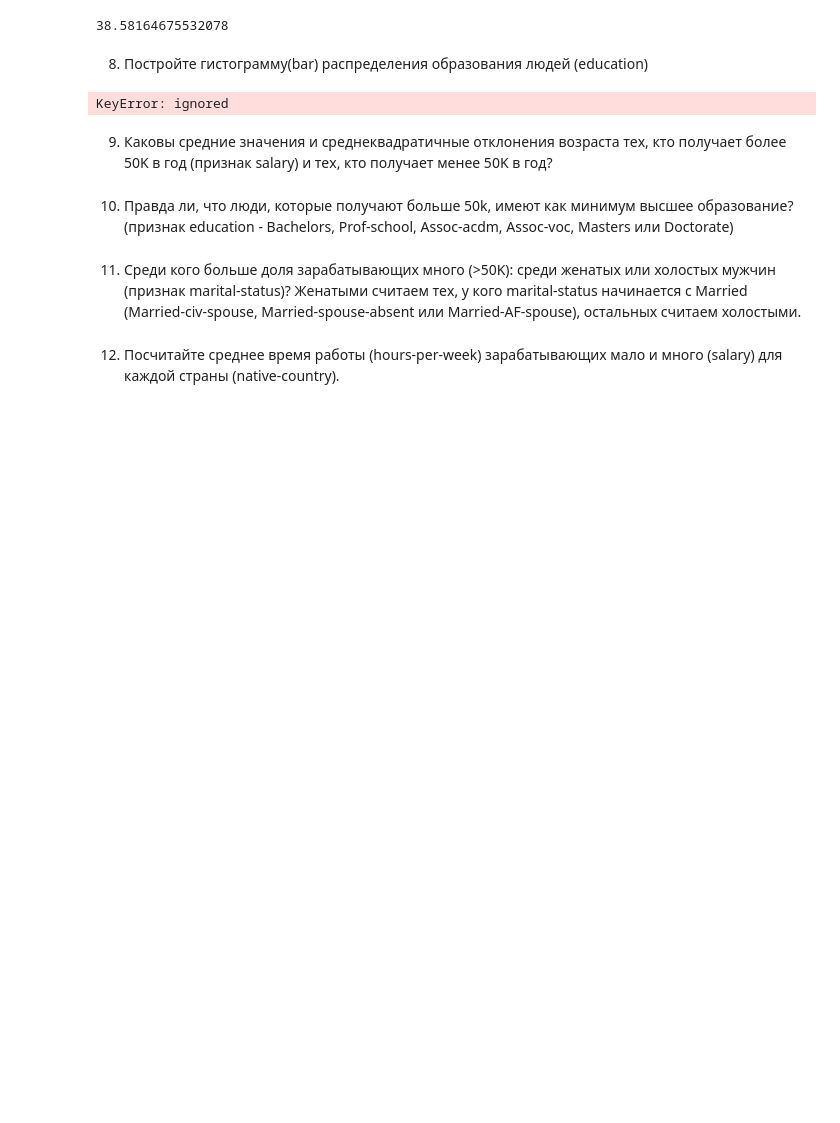
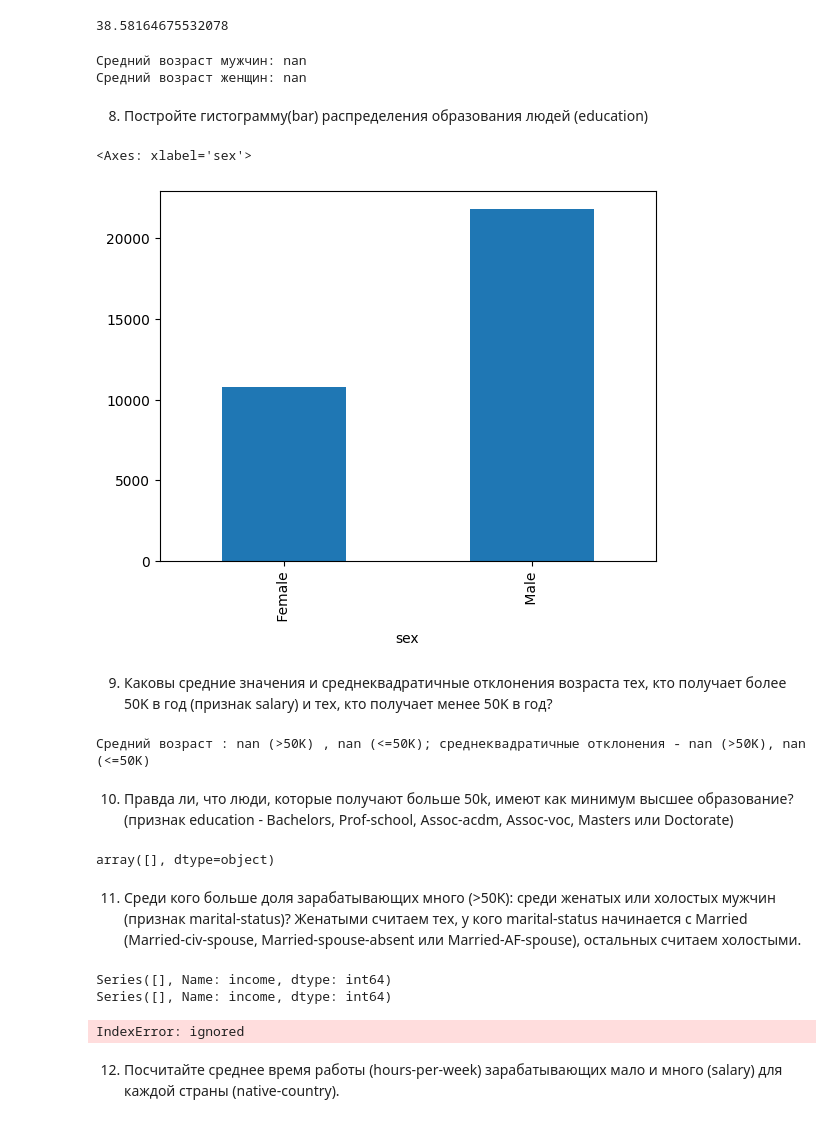
Before and after one commit to AlinaSabitova/Data_analytics_tools-, a Jupyter notebook: Pandas.ipynb, the cells around one changed output. Drawn from its saved outputs; the diff is of its cells as text; code cells hidden in the pictures; blank space fills up the shorter version.

```diff
--- a/Pandas.ipynb
+++ b/Pandas.ipynb
@@ -98,20 +100,57 @@ Name: workclass, dtype: object
 np.mean(df['age'])
 # %% [output]
 38.58164675532078
+# %%
+print("Средний возраст мужчин: {}\nСредний возраст женщин: {}".format(
+    df[df['sex'] == 'Male']['age'].mean(),
+    df[df['sex'] == 'Female']['age'].mean()
+))
+# %% [output]
+Средний возраст мужчин: nan
+Средний возраст женщин: nan
 # %% [markdown]
 8. Постройте гистограмму(bar) распределения образования людей (education)
 # %%
 %matplotlib inline
 # %%
-df.groupby('education').count()['education'].plot(kind='bar')
+df.groupby('sex').count()['education'].plot(kind='bar')
 # %% [output]
-KeyError: ignored
+<Axes: xlabel='sex'>
+[figure, added]
 # %% [markdown]
 9. Каковы средние значения и среднеквадратичные отклонения возраста тех, кто получает более 50K в год (признак salary) и тех, кто получает менее 50K в год?
+# %%
+age1 = df[df['income'] == '>50K']['age']
+age2 = df[df['income'] == '<=50K']['age']
+print("Средний возраст : {0} (>50K) , {1} (<=50K); среднеквадратичные отклонения - {2} (>50K), {3} (<=50K)".format(
+    age1.mean(), age2.mean(),
+    age1.std(), age2.std()
+))
+# %% [output]
+Средний возраст : nan (>50K) , nan (<=50K); среднеквадратичные отклонения - nan (>50K), nan (<=50K)
 # %% [markdown]
 10. Правда ли, что люди, которые получают больше 50k, имеют как минимум высшее образование? (признак education - Bachelors, Prof-school, Assoc-acdm, Assoc-voc, Masters или Doctorate)
+# %%
+df[df['income'] == '>50K']['education'].unique()
+# %% [output]
+array([], dtype=object)
 # %% [markdown]
 11. Среди кого больше доля зарабатывающих много (>50K): среди женатых или холостых мужчин (признак marital-status)? Женатыми считаем тех, у кого marital-status начинается с Married (Married-civ-spouse, Married-spouse-absent или Married-AF-spouse), остальных считаем холостыми.
+# %%
+mar_status = [ word for word in df['marital.status'].unique() if word.startswith('Married') ]
+
+arr_marr = df[(df['sex'] == 'Male') &
+     (df['marital.status'].isin(mar_status))]['income'].value_counts()
+print(arr_marr)
+arr_not_marr = df[(df['sex'] == 'Male') &
+     (~df['marital.status'].isin(mar_status))]['income'].value_counts()
+print(arr_not_marr)
+print("Богатых среди женатых {0}%".format(round(100 * arr_marr[1]/(arr_marr[0]+arr_marr[1]), 2)))
+print("Богатых среди холостых {0}%".format(round(100 * arr_not_marr[1]/(arr_not_marr[0]+arr_not_marr[1]), 2)))
+# %% [output]
+Series([], Name: income, dtype: int64)
+Series([], Name: income, dtype: int64)
+IndexError: ignored
 # %% [markdown]
 12. Посчитайте среднее время работы (hours-per-week) зарабатывающих мало и много (salary) для каждой страны (native-country).
 # %% [markdown]
```
Also changed, not shown: parts of 6 cells of this notebook.
